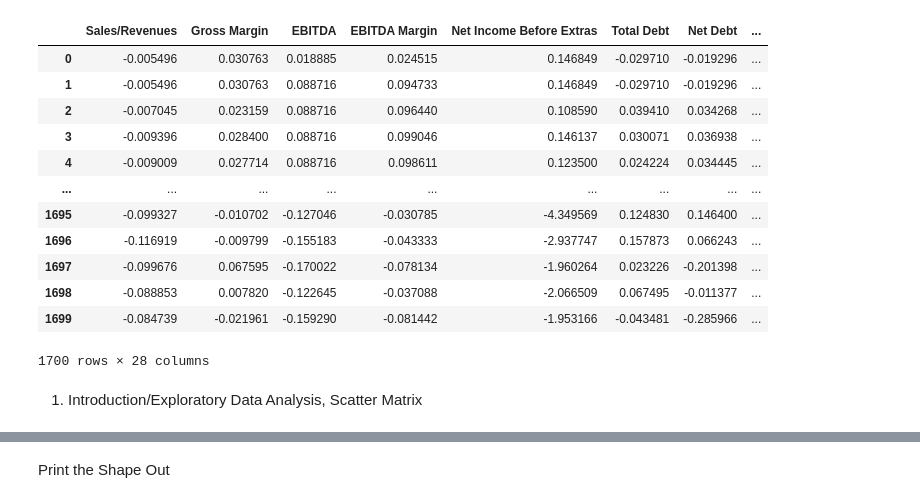
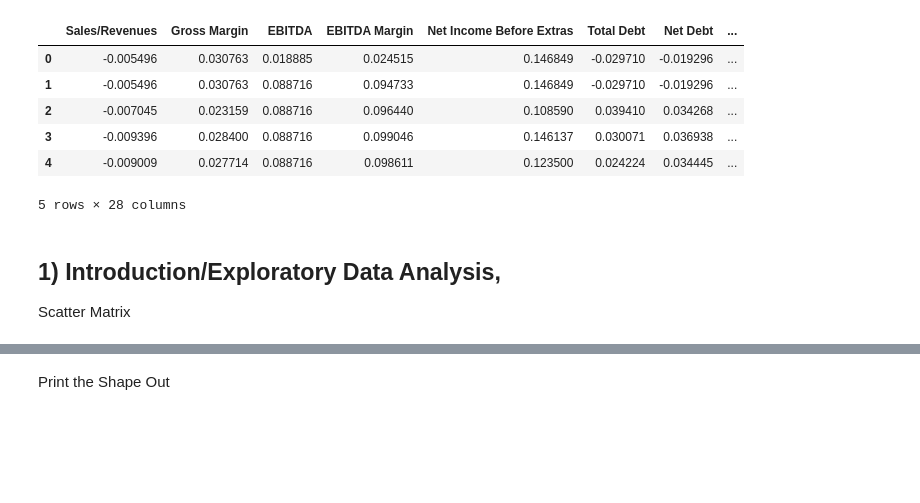
Before and after one commit to Saranpatp/IE517_F2023_HW, a Jupyter notebook: IE517_Fianl_project/Classification.ipynb, the cells around one changed output, grey strips where cells are left out. Cells and saved outputs as stored; diff of their text form; code cells hidden in the pictures; blank space fills up the shorter version.

```diff
--- a/IE517_Fianl_project/Classification.ipynb
+++ b/IE517_Fianl_project/Classification.ipynb
@@ -23,24 +34,18 @@ from sklearn.decomposition import PCA
 # %%
 df = pd.read_csv(
     'MLF_GP1_CreditScore.csv'
 )
-df
+df.head()
 # %% [output]
 |  | Sales/Revenues | Gross Margin | EBITDA | EBITDA Margin | Net Income Before Extras | Total Debt | Net Debt | ... |
 | 0 | -0.005496 | 0.030763 | 0.018885 | 0.024515 | 0.146849 | -0.029710 | -0.019296 | ... |
 | 1 | -0.005496 | 0.030763 | 0.088716 | 0.094733 | 0.146849 | -0.029710 | -0.019296 | ... |
 | 2 | -0.007045 | 0.023159 | 0.088716 | 0.096440 | 0.108590 | 0.039410 | 0.034268 | ... |
 | 3 | -0.009396 | 0.028400 | 0.088716 | 0.099046 | 0.146137 | 0.030071 | 0.036938 | ... |
 | 4 | -0.009009 | 0.027714 | 0.088716 | 0.098611 | 0.123500 | 0.024224 | 0.034445 | ... |
-| ... | ... | ... | ... | ... | ... | ... | ... | ... |
-| 1695 | -0.099327 | -0.010702 | -0.127046 | -0.030785 | -4.349569 | 0.124830 | 0.146400 | ... |
-| 1696 | -0.116919 | -0.009799 | -0.155183 | -0.043333 | -2.937747 | 0.157873 | 0.066243 | ... |
-| 1697 | -0.099676 | 0.067595 | -0.170022 | -0.078134 | -1.960264 | 0.023226 | -0.201398 | ... |
-| 1698 | -0.088853 | 0.007820 | -0.122645 | -0.037088 | -2.066509 | 0.067495 | -0.011377 | ... |
-| 1699 | -0.084739 | -0.021961 | -0.159290 | -0.081442 | -1.953166 | -0.043481 | -0.285966 | ... |
-1700 rows × 28 columns
+5 rows × 28 columns
 # %% [markdown]
-1) Introduction/Exploratory Data Analysis,
+## 1) Introduction/Exploratory Data Analysis,
 Scatter Matrix
 # %%
 cols = ['Sales/Revenues', "EBITDA", "Total MV", "Cash", 'Current Liabilities']
```
Also changed, not shown: parts of 38 cells of this notebook, 1 other file.
